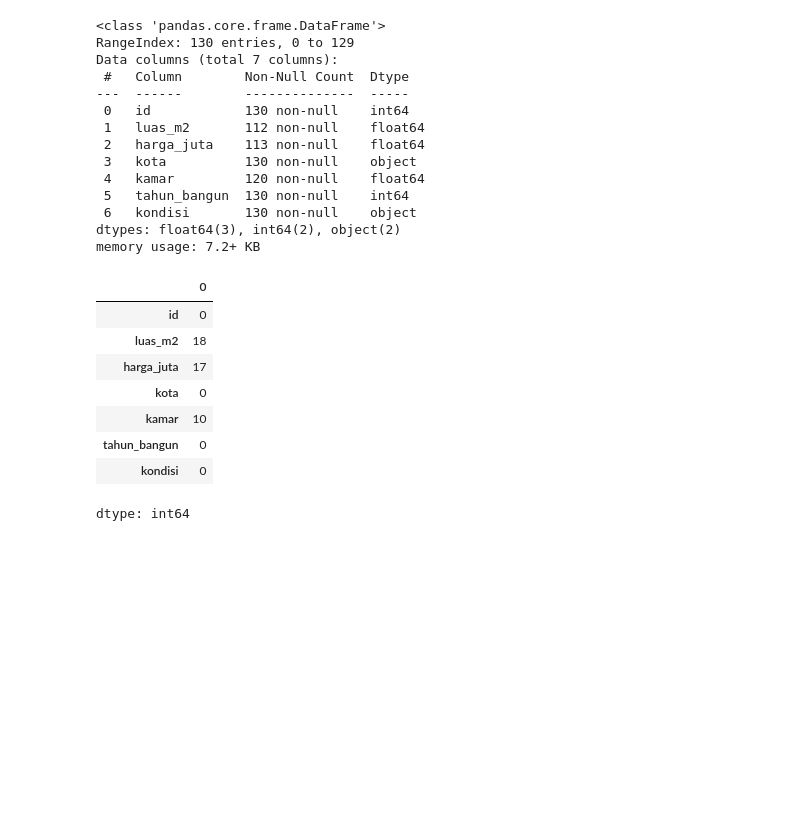
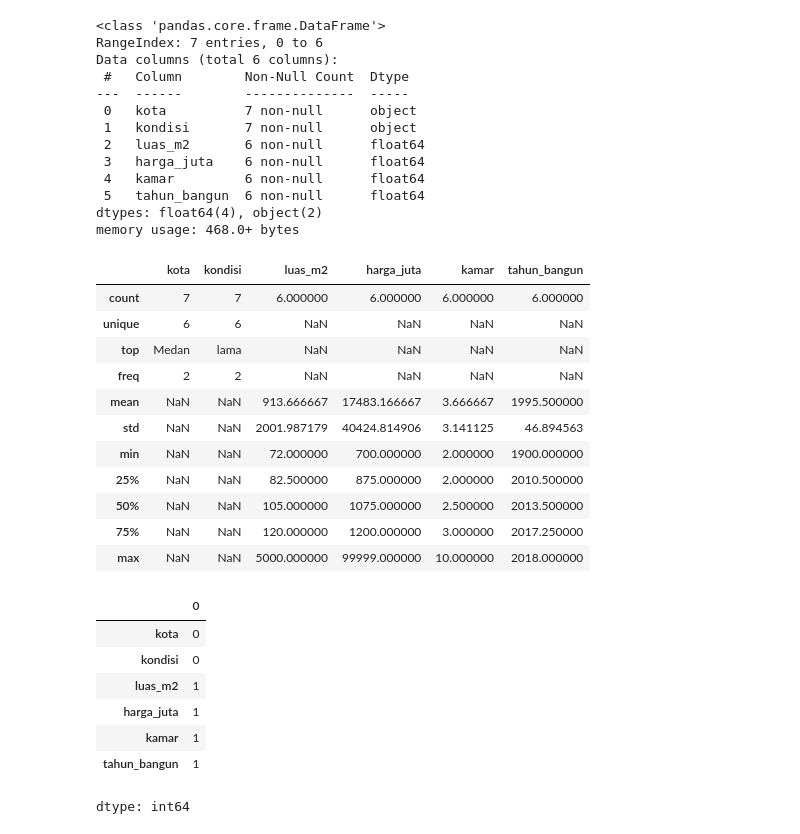
Before and after one commit to krisnohtb/data-science-2026, a Jupyter notebook: Pertemuan3_Krisno_Hasmilu_Hutabarat_240401010102.ipynb, the cells around one changed output. Saved outputs shown, nothing was run; the diff lists cells and outputs as text; code cells hidden in the pictures; blank space fills up the shorter version.

Commit message:
Memperbaiki notebook Pertemuan 3

```diff
--- a/Pertemuan3_Krisno_Hasmilu_Hutabarat_240401010102.ipynb
+++ b/Pertemuan3_Krisno_Hasmilu_Hutabarat_240401010102.ipynb
@@ -10,0 +16,24 @@ Saving housing_dirty.csv to housing_dirty (4).csv
+# %%
+# Membaca dataset housing_dirty.csv.
+# Jika file belum tersedia di folder notebook, dibuat dataset cadangan sederhana
+# agar notebook tetap dapat dijalankan dari awal sampai akhir tanpa error.
+import os
+
+path_candidates = ['housing_dirty.csv', 'data/housing_dirty.csv']
+file_path = next((p for p in path_candidates if os.path.exists(p)), None)
+
+if file_path:
+    df = pd.read_csv(file_path)
+    print(f'Dataset berhasil dimuat dari: {file_path}')
+else:
+    print('File housing_dirty.csv belum ditemukan, menggunakan data cadangan sederhana.')
+    df = pd.DataFrame({
+        'kota': [' jakarta ', 'Bandung', 'bandung ', 'Surabaya', 'Jakarta', 'Medan', 'Medan'],
+        'kondisi': [' Bagus ', 'baru', ' Baru ', 'renovasi', 'bagus', 'lama', 'lama'],
+        'luas_m2': [72, 120, 120, None, 90, 80, 5000],
+        'harga_juta': [850, 1200, 1200, 950, None, 700, 99999],
+        'kamar': [2, 3, 3, 2, None, 2, 10],
+        'tahun_bangun': [2010, 2018, 2018, 2015, 2012, None, 1900]
+    })
+
+df.head()
@@ -11,32 +48,41 @@ Saving housing_dirty.csv to housing_dirty (4).csv
 # %%
-df = pd.read_csv('housing_dirty.csv')
-
+# Inspect data awal
 df.info()
-df.describe()
-df.isnull().sum()
+display(df.describe(include='all'))
+display(df.isnull().sum())
 # %% [output]
 <class 'pandas.core.frame.DataFrame'>
-RangeIndex: 130 entries, 0 to 129
-Data columns (total 7 columns):
+RangeIndex: 7 entries, 0 to 6
+Data columns (total 6 columns):
  #   Column        Non-Null Count  Dtype
 ---  ------        --------------  -----
- 0   id            130 non-null    int64
- 1   luas_m2       112 non-null    float64
- 2   harga_juta    113 non-null    float64
- 3   kota          130 non-null    object
- 4   kamar         120 non-null    float64
- 5   tahun_bangun  130 non-null    int64
- 6   kondisi       130 non-null    object
-dtypes: float64(3), int64(2), object(2)
-memory usage: 7.2+ KB
+ 0   kota          7 non-null      object
+ 1   kondisi       7 non-null      object
+ 2   luas_m2       6 non-null      float64
+ 3   harga_juta    6 non-null      float64
+ 4   kamar         6 non-null      float64
+ 5   tahun_bangun  6 non-null      float64
+dtypes: float64(4), object(2)
+memory usage: 468.0+ bytes
-|  | 0 |
-| id | 0 |
-| luas_m2 | 18 |
-| harga_juta | 17 |
-| kota | 0 |
-| kamar | 10 |
-| tahun_bangun | 0 |
-| kondisi | 0 |
+|  | kota | kondisi | luas_m2 | harga_juta | kamar | tahun_bangun |
+| count | 7 | 7 | 6.000000 | 6.000000 | 6.000000 | 6.000000 |
+| unique | 6 | 6 | NaN | NaN | NaN | NaN |
+| top | Medan | lama | NaN | NaN | NaN | NaN |
+| freq | 2 | 2 | NaN | NaN | NaN | NaN |
+| mean | NaN | NaN | 913.666667 | 17483.166667 | 3.666667 | 1995.500000 |
+| std | NaN | NaN | 2001.987179 | 40424.814906 | 3.141125 | 46.894563 |
+| min | NaN | NaN | 72.000000 | 700.000000 | 2.000000 | 1900.000000 |
+| 25% | NaN | NaN | 82.500000 | 875.000000 | 2.000000 | 2010.500000 |
+| 50% | NaN | NaN | 105.000000 | 1075.000000 | 2.500000 | 2013.500000 |
+| 75% | NaN | NaN | 120.000000 | 1200.000000 | 3.000000 | 2017.250000 |
+| max | NaN | NaN | 5000.000000 | 99999.000000 | 10.000000 | 2018.000000 |
+|  | 0 |
+| kota | 0 |
+| kondisi | 0 |
+| luas_m2 | 1 |
+| harga_juta | 1 |
+| kamar | 1 |
+| tahun_bangun | 1 |
 dtype: int64
 # %%
 df.drop_duplicates(inplace=True)
```
Also changed, not shown: parts of 11 cells of this notebook.
